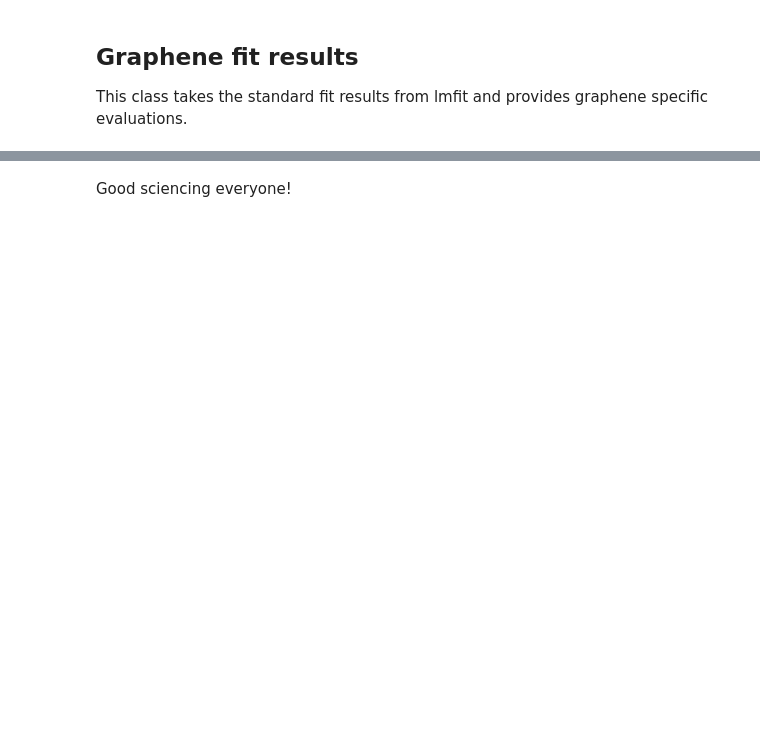
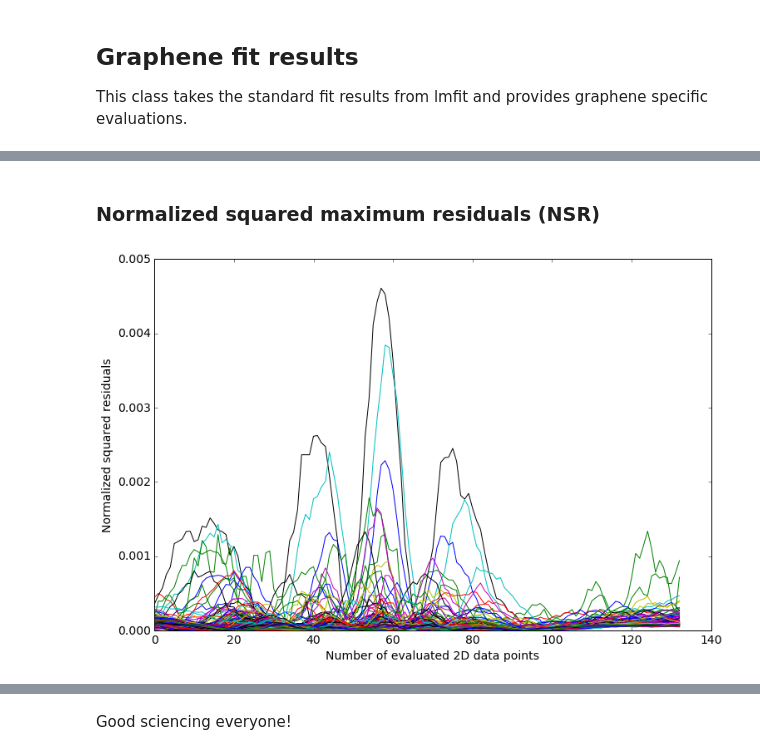
Before and after one commit to graphenestandards/raman, a Jupyter notebook: DtoG-2Dsymetry.ipynb, the cells around one changed output, grey strips where cells are left out. Cells and saved outputs as stored; diff of their text form; code cells hidden in the pictures; blank space fills up the shorter version.

```diff
--- a/DtoG-2Dsymetry.ipynb
+++ b/DtoG-2Dsymetry.ipynb
@@ -1386,3 +303,9 @@ Symmetric 2D shapes (R2 > 0.98): 94.21  %
+# %%
+printmd('### Normalized squared maximum residuals (NSR)')
+RESULTS.get2Dresiduals(plot=True)
+# %% [output]
+### Normalized squared maximum residuals (NSR)
+[figure, added]
 # %%
 printmd('### D/G intervals')
 RESULTS.printDtoGIntervals(0.2)
```
Also changed, not shown: parts of 25 cells of this notebook, 2 other files.
